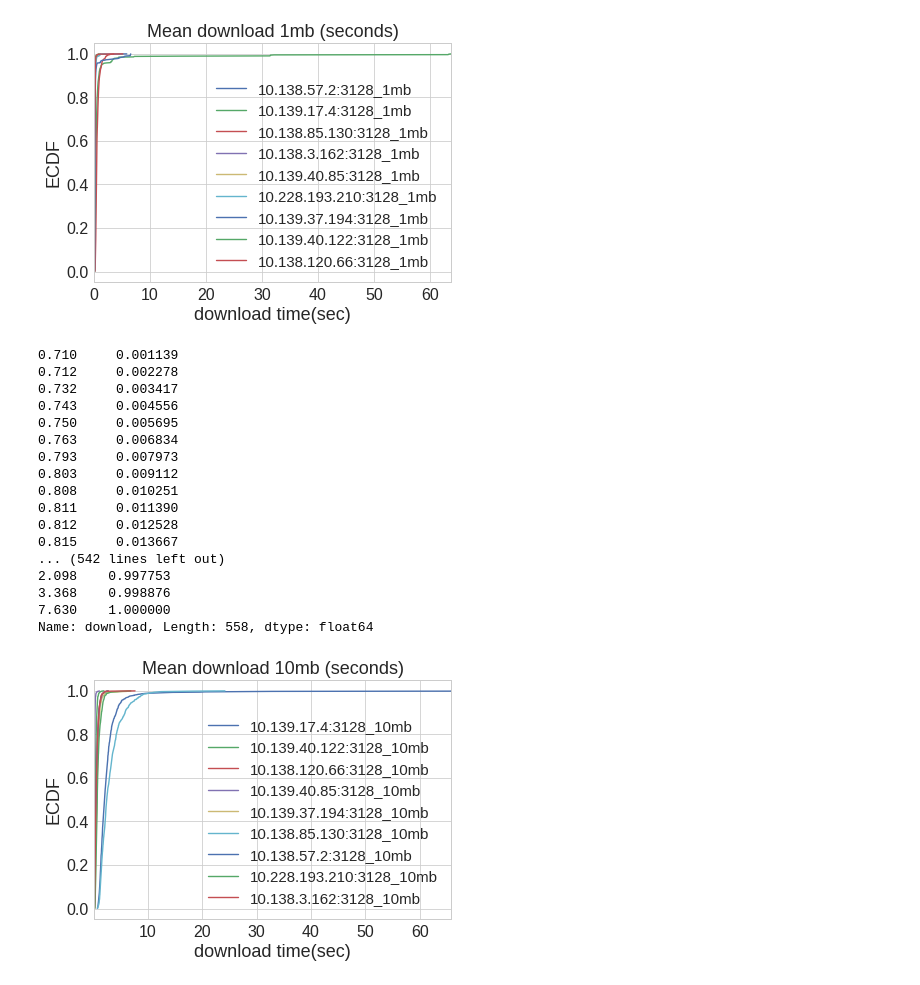
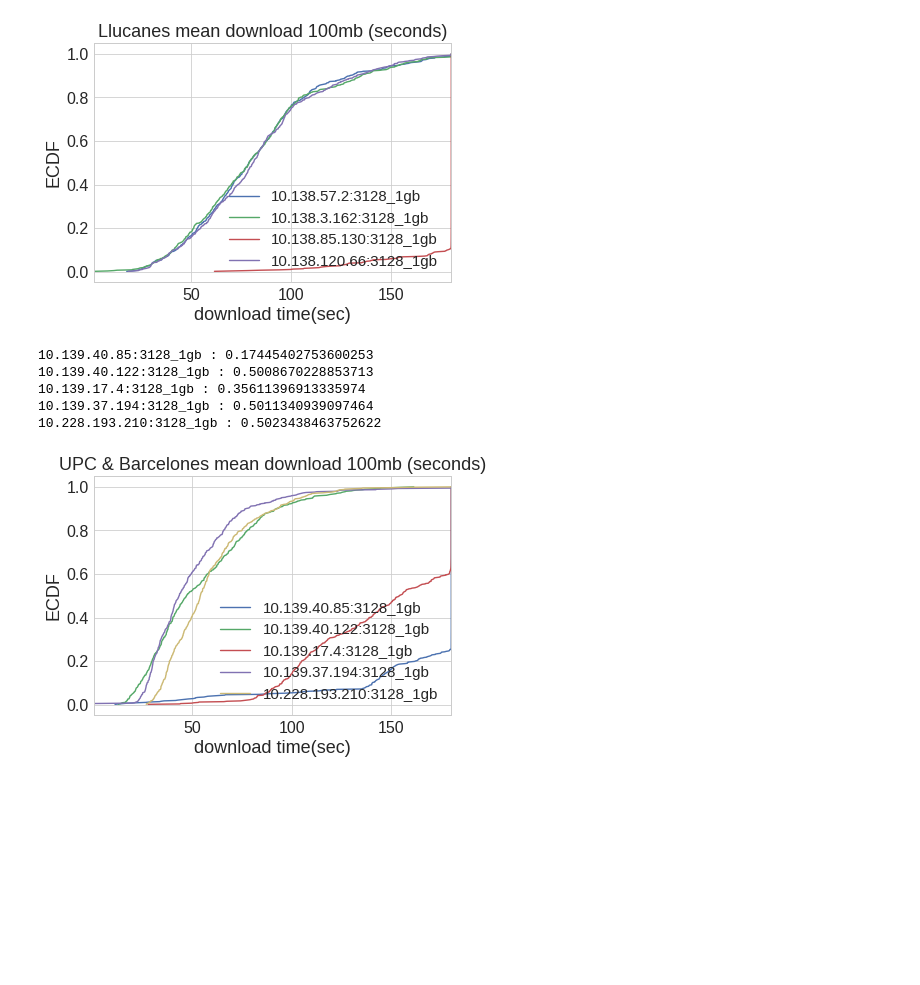
Before and after one commit to khulan8824/shellKhulan, a Jupyter notebook: plots/lluc_plots.ipynb, the cells around one changed output. Saved outputs shown, nothing was run; the diff lists cells and outputs as text; code cells hidden in the pictures; blank space fills up the shorter version.

Commit message:
Plotting changes by zones

```diff
--- a/plots/lluc_plots.ipynb
+++ b/plots/lluc_plots.ipynb
@@ -153,10 +153,10 @@ if __name__ == '__main__':
 # %%
 INPUT_DIR = "inputs/lluc/8clients/"
 
-def plot_mean_ecdf(test,inputs, title):
+def plot_mean_ecdf(test,inputs, proxies, title):
     results = {}
     for client in inputs:
-        nodes = read_inputs(INPUT_DIR+client+'/'+test, ["date", "download", "status"])
+        nodes = read_inputs(INPUT_DIR+client+'/'+test, proxies,  ["date", "download", "status"])
         keys = list(nodes)
         for key in keys:
             if key in results.keys():
@@ -167,41 +167,58 @@ def plot_mean_ecdf(test,inputs, title):
     for key in list(results):
         results[key].index = pd.to_datetime(results[key].index)
         ecdf = getECDF(results[key])
+        print(key,':',ecdf.mean())
         ax = ecdf.plot(title=title)
         ax.set_ylabel('ECDF')
         ax.set_xlabel('download time(sec)')
         lbl.append(key)
 
     plt.legend(lbl, loc = 'lower right')
-    #lt.xlim(0,3)
+    #plt.xlim(0,20)
     plt.show()
 
 
-def plot_mean(test,inputs, title):
+def plot_mean(test,inputs, proxies, title):
     results = {}
     for client in inputs:
-        nodes = read_inputs(INPUT_DIR+'/'+client+'/'+test, ["date", "download", "status"])
+        nodes = read_inputs(INPUT_DIR+'/'+client+'/'+test, proxies,  ["date", "download", "status"])
         keys = list(nodes)
         for key in keys:
             if key in results.keys():
                 results[key] = pd.concat([results[key], pd.DataFrame(nodes[key].download)])
             else:
                 results[key] = pd.DataFrame(nodes[key].download)
+    ax = None
+    lbl = []
+    for k in list(results):
+        results[k] = results[k].sort_index()
+        lbl.append(k)
+        if ax is None:
+            ax = results[k].plot()
+        else:
+            results[k].plot(ax=ax)
 
-    df = pd.concat(results,axis=1)
-    df.plot(subplots=True)
+    plt.legend(lbl)
+    #plt.ylim(0,1)
     plt.show()
 
 
 
 if __name__ == '__main__':
     inputs = ['74','77','78','115','116','118','180','181']
-    plot_mean_ecdf('1mb', inputs, 'Mean download 1mb (seconds)')
-    plot_mean_ecdf('10mb', inputs, 'Mean download 10mb (seconds)')
-    plot_mean_ecdf('100mb', inputs, 'Mean download 100mb (seconds)')
-    plot_mean_ecdf('1gb', inputs, 'Mean download 1gb (seconds)')
+    proxies_lluc = ['10.138.57.2', '10.138.3.162', '10.138.85.130','10.138.120.66']
+    proxies_upc = ['10.139.40.85', '10.139.40.122']
+    proxies_barcelones = ['10.139.17.4','10.139.37.194','10.228.193.210']
+    proxies_combined = ['10.139.40.85', '10.139.40.122','10.139.17.4','10.139.37.194','10.228.193.210']
 
-    #plot_mean('1mb', inputs, 'Mean download 1mb (seconds)')
+    plot_mean_ecdf('1gb', inputs, proxies_lluc,  'Llucanes mean download 100mb (seconds)')
+    plot_mean_ecdf('1gb', inputs, proxies_combined,  'UPC & Barcelones mean download 100mb (seconds)')
+    #plot_mean_ecdf('10mb', inputs, 'Mean download 10mb (seconds)')
+    #plot_mean_ecdf('100mb', inputs, 'Mean download 100mb (seconds)')
+    #plot_mean_ecdf('1gb', inputs, 'Mean download 1gb (seconds)')
+
+    plot_mean('10mb', inputs, proxies_lluc, 'Mean download 1mb (seconds)')
+    plot_mean('1mb', inputs, proxies_barcelones, 'Mean download 1mb (seconds)')
     #plot_mean('10mb', inputs, 'Mean download 10mb (seconds)')
     #plot_mean('100mb', inputs, 'Mean download 10mb (seconds)')
 # %% [output]
@@ -225,19 +229,7 @@ Name: download, Length: 216, dtype: float64
-[figure, old version]
+[figure, new version]
-0.710     0.001139
-0.712     0.002278
-0.732     0.003417
-0.743     0.004556
-0.750     0.005695
-0.763     0.006834
-0.793     0.007973
-0.803     0.009112
-0.808     0.010251
-0.811     0.011390
-0.812     0.012528
-0.815     0.013667
-... (542 lines left out)
-2.098    0.997753
-3.368    0.998876
-7.630    1.000000
-Name: download, Length: 558, dtype: float64
+10.139.40.85:3128_1gb : 0.17445402753600253
+10.139.40.122:3128_1gb : 0.5008670228853713
+10.139.17.4:3128_1gb : 0.35611396913335974
+10.139.37.194:3128_1gb : 0.5011340939097464
+10.228.193.210:3128_1gb : 0.5023438463752622
-[figure, old version]
+[figure, new version]
```
Also changed, not shown: parts of 4 cells of this notebook.
